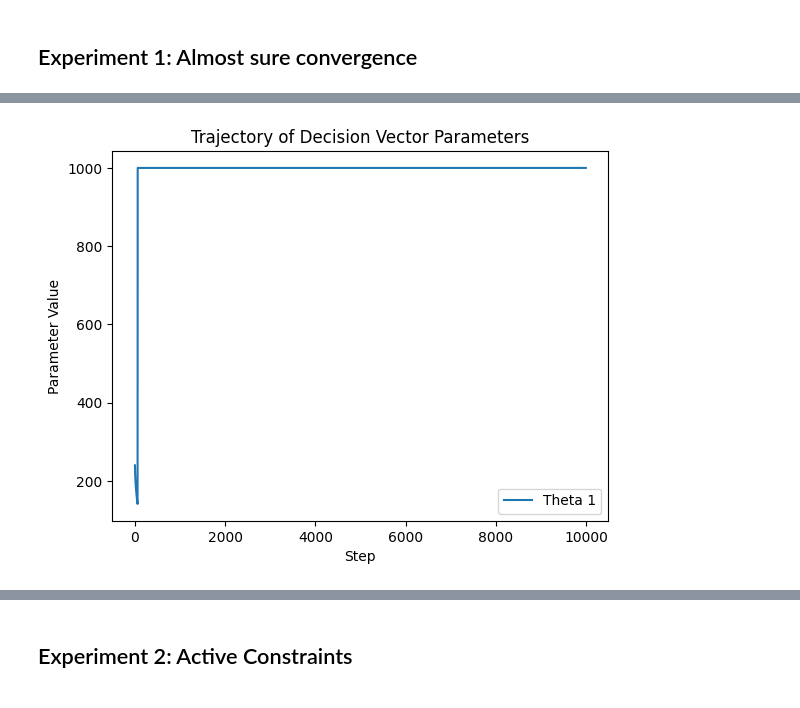
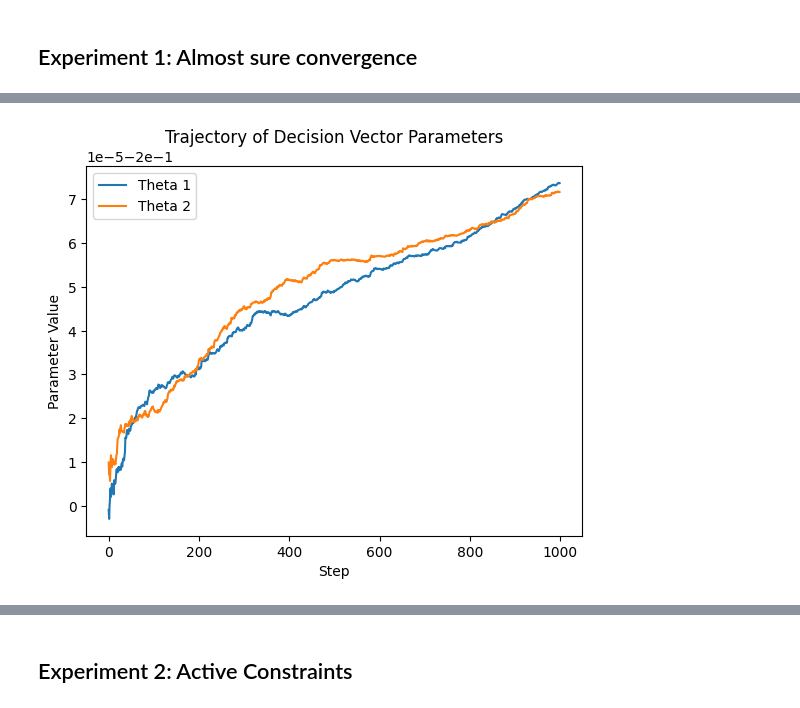
Before and after one commit to Wmeesena/optimal_importance_sampling, a Jupyter notebook: notebook.ipynb, the cells around one changed output, grey strips where cells are left out. Drawn from its saved outputs; the diff is of its cells as text; code cells hidden in the pictures.

Commit message:
result

```diff
--- a/notebook.ipynb
+++ b/notebook.ipynb
@@ -390,41 +685,26 @@ class Normal_Expo_Tilting(Tilting):
 # %% [markdown]
 ## Experiment Configurations
 # %%
-@dataclass
-class ExperimentConfig:
-    n_rep: int         # number of repetitions
-    n_step: int       # number of iterations
-    d_X: int          # dimension of random input
-    d_theta: int      # dimension of theta
-    d_mu: int         # dimension of mu
-    alpha: float      # step size
-    gamma: float      # decay rate
-    alpha_mu: float # step size for mu
-    seed: int     # random seed
 
-    theta_upper: np.ndarray  # shape (d_theta,)
-    theta_lower: np.ndarray  # shape (d_theta,)
-    mu_upper: np.ndarray     # shape (d_mu,)
-    mu_lower: np.ndarray     # shape (d_mu,)
-
+n_asset = 2
 
 config = ExperimentConfig(
-    n_rep=2000,
+    n_rep=20,
     n_step = 10000,
     # n_step=10000,
-    d_X=10,
+    d_X=n_asset,
     d_theta=1,
-    d_mu=10,
-    alpha=10.,
-    alpha_mu = 0.000000000001,
+    d_mu=n_asset,
+    alpha=1.,
+    alpha_mu = 0.0005,
     gamma=0.6,
     seed=42,
 
 
     theta_upper=np.ones(1) * 1000.0,
     theta_lower=-np.ones(1) * 100.0,
-    mu_upper=np.ones(10) * .05,
-    mu_lower=-np.ones(10) * .05,
+    mu_upper=np.ones(n_asset) * 20.,
+    mu_lower=-np.ones(n_asset) * 20.,
 
 )
 # %%
@@ -444,7 +724,7 @@ class PortfolioConfig:
     n_put: float # number of put options on each asset
 
 
-port_config = PortfolioConfig(p =0.9999,
+port_config = PortfolioConfig(p =0.9,
                                 r=0.05,
                                 q=0.0,
                                 sigma=0.3,
@@ -452,7 +732,7 @@ port_config = PortfolioConfig(p =0.9999,
                                 S0=100.0,
                                 K=100.0,
                                 delta_t=0.04,
-                                n_asset=10,
+                                n_asset=config.d_X,
                                 n_call = 10,
                                 n_put = 5
                                 )
@@ -597,6 +910,9 @@ cvar_grad_scheme = Cvar_Grad_Estimation(port_config)
 results_theta_1, results_mu_1 = experiment_1(config,
                      cvar_grad_scheme,
                       ET_scheme,
-                      theta0=np.ones(config.d_theta)*250,
-                      mu0=np.zeros(config.d_mu))
+                      theta0=np.ones(config.d_theta)*100,
+                      mu0=np.ones(config.d_mu)*(-.2))
+
+plot_theta(results_theta_1)
+plot_theta(results_mu_1)
 # %% [output]
@@ -605,4 +926,4 @@ results_theta_1, results_mu_1 = experiment_1(config,
 # %%
-plot_trajectory(results_theta_1["NDA with IS"][95])
+plot_trajectory(results_mu_1['NDA with IS'][0, :, :])
 # %% [output]
-[figure, old version]
+[figure, new version]
```
Also changed, not shown: parts of 24 cells of this notebook, 29 other files.
